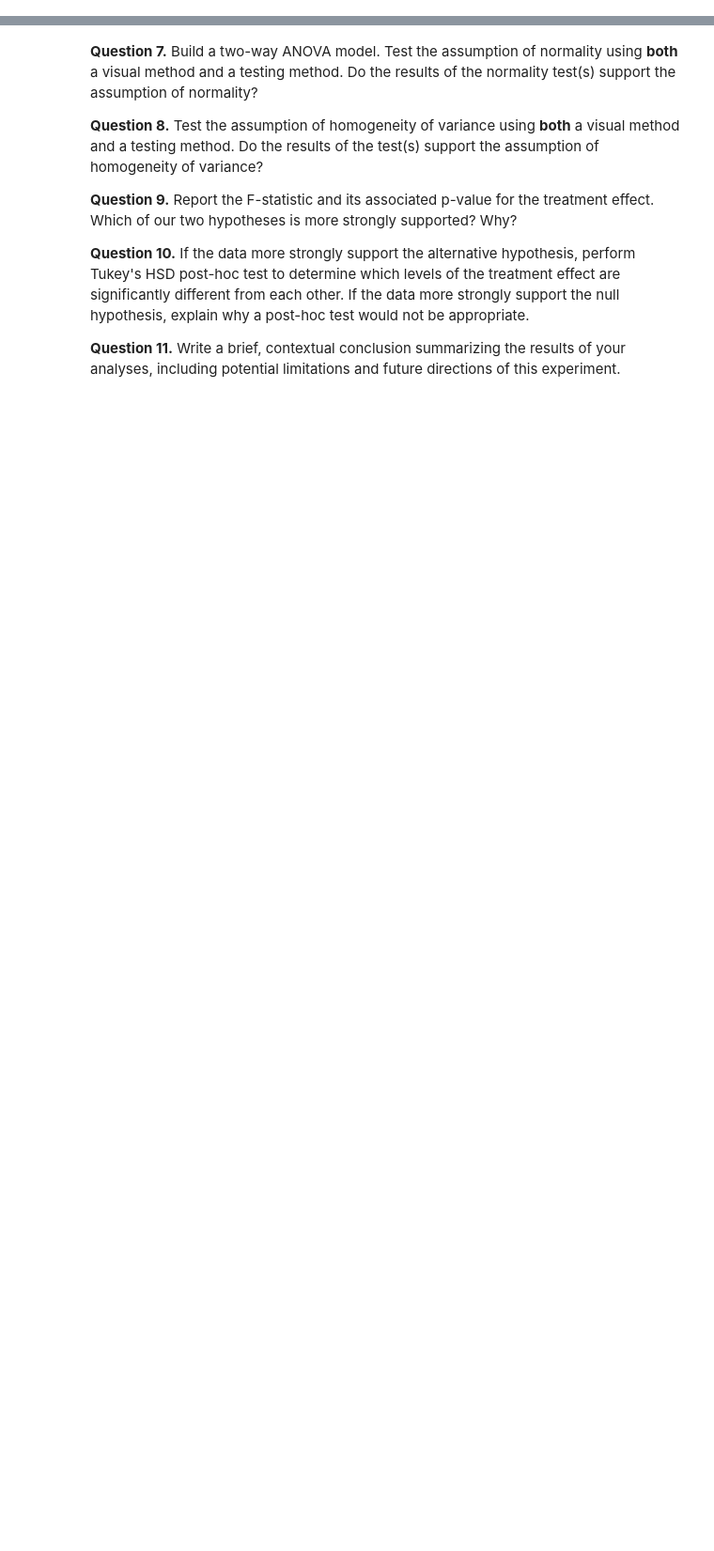
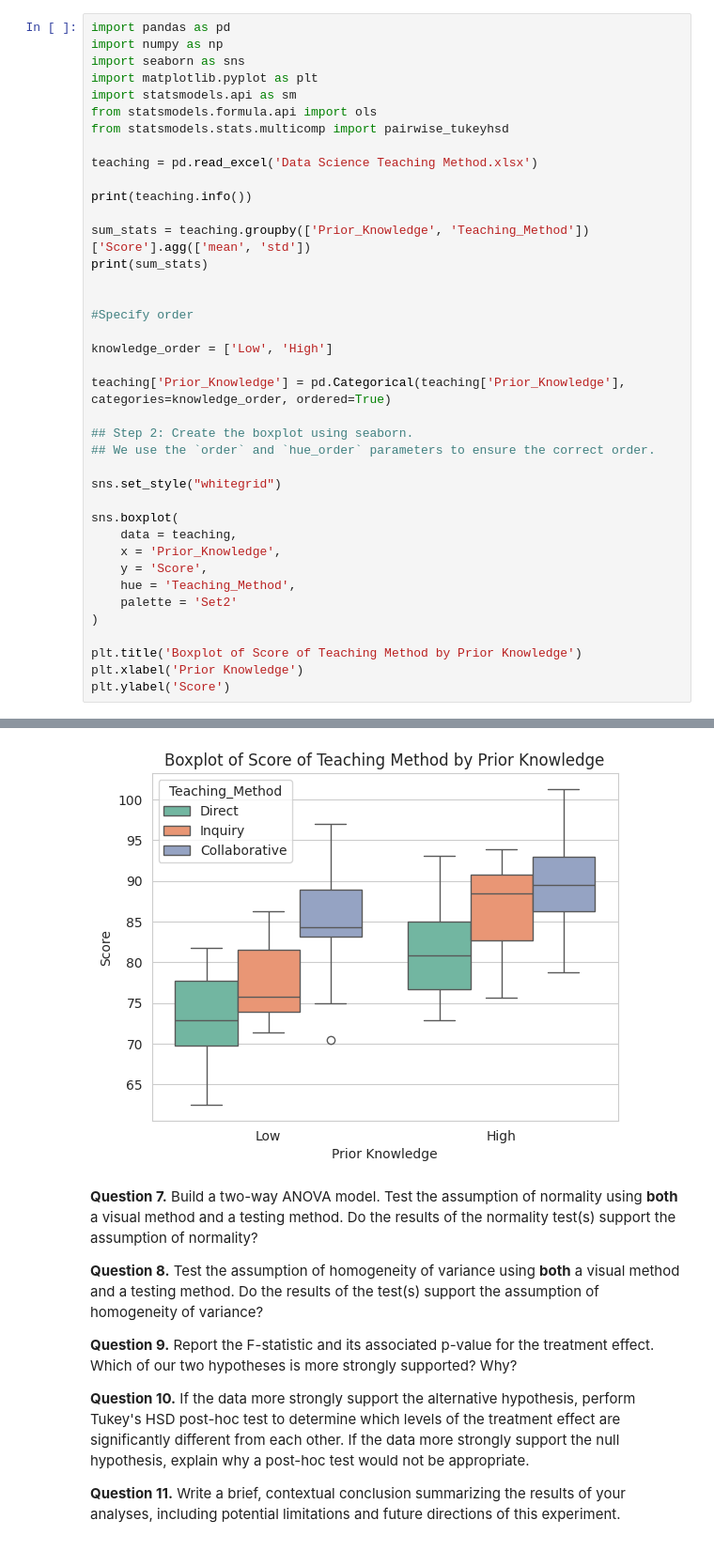
Before and after one commit to NaNa-003/STAT-7220-Applied-Experimental-Design, a Jupyter notebook: Assignments/HW2/HW-2.ipynb, the cells around one changed output, grey strips where cells are left out. Shown at 94% size. Saved outputs shown, nothing was run; the diff lists cells and outputs as text; blank space fills up the shorter version.

```diff
--- a/Assignments/HW2/HW-2.ipynb
+++ b/Assignments/HW2/HW-2.ipynb
@@ -36,0 +45,40 @@ However, it would be apparent that the prior level of knowledge a student posses
+# %%
+import pandas as pd
+import numpy as np
+import seaborn as sns
+import matplotlib.pyplot as plt
+import statsmodels.api as sm
+from statsmodels.formula.api import ols
+from statsmodels.stats.multicomp import pairwise_tukeyhsd
+
+teaching = pd.read_excel('Data Science Teaching Method.xlsx')
+
+print(teaching.info())
+
+sum_stats = teaching.groupby(['Prior_Knowledge', 'Teaching_Method'])['Score'].agg(['mean', 'std'])
+print(sum_stats)
+
+
+#Specify order
+
+knowledge_order = ['Low', 'High']
+
+teaching['Prior_Knowledge'] = pd.Categorical(teaching['Prior_Knowledge'], categories=knowledge_order, ordered=True)
+
+## Step 2: Create the boxplot using seaborn.
+## We use the `order` and `hue_order` parameters to ensure the correct order.
+
+sns.set_style("whitegrid")
+
+sns.boxplot(
+    data = teaching,
+    x = 'Prior_Knowledge',
+    y = 'Score',
+    hue = 'Teaching_Method',
+    palette = 'Set2'
+)
+
+plt.title('Boxplot of Score of Teaching Method by Prior Knowledge')
+plt.xlabel('Prior Knowledge')
+plt.ylabel('Score')
+# %% [output]
@@ -37,3 +105,4 @@ However, it would be apparent that the prior level of knowledge a student posses
+[figure, added]
 # %% [markdown]
 **Question 7.** Build a two-way ANOVA model. Test the assumption of normality using **both** a visual method and a testing method. Do the results of the normality test(s) support the assumption of normality?
 
```
Also changed, not shown: parts of 3 cells of this notebook.
